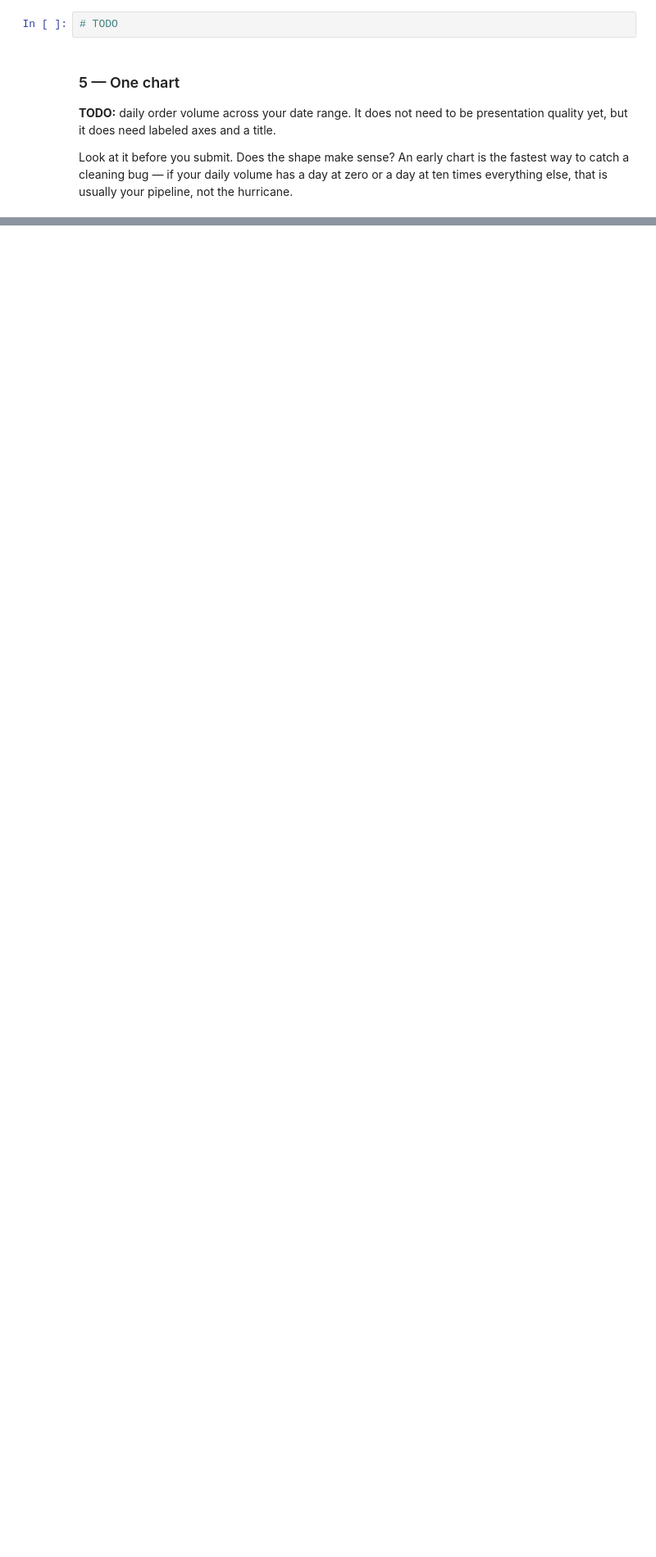
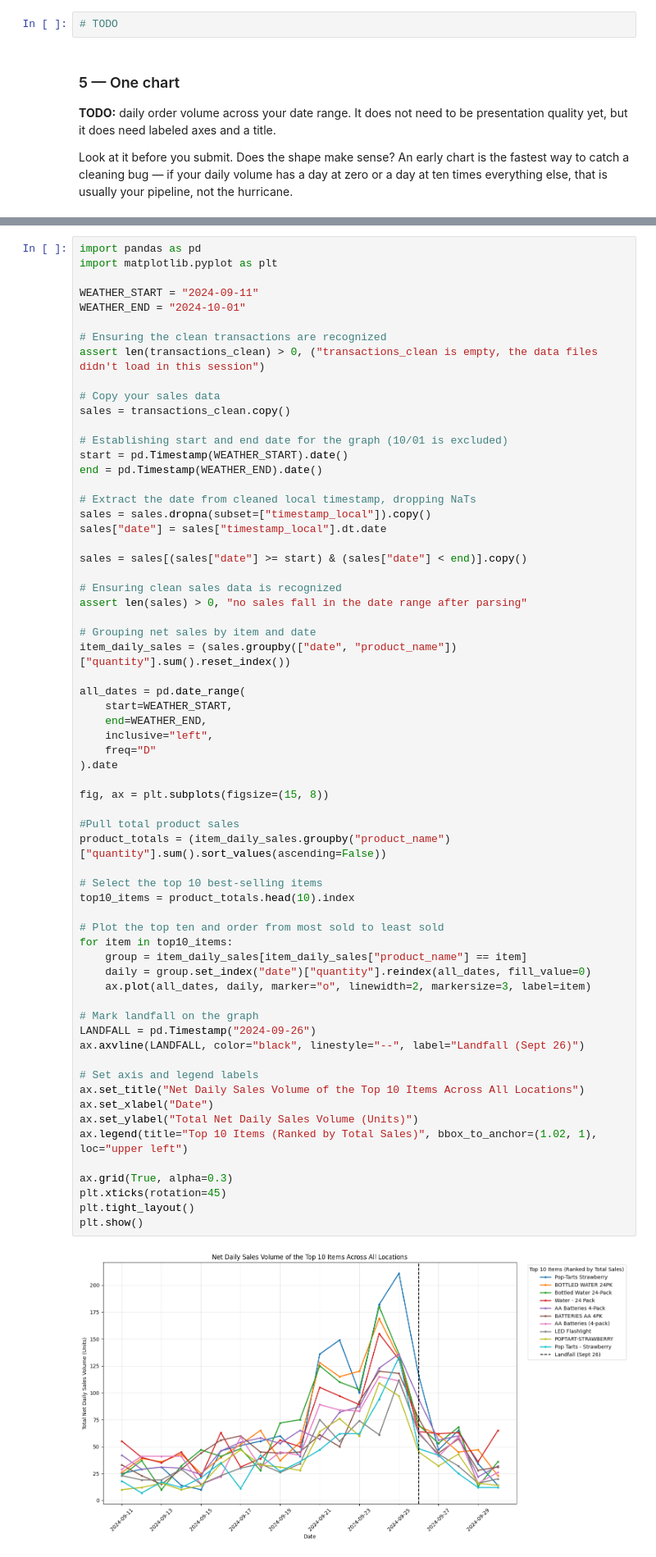
Before and after one commit to ayanrasulova/ds2002-midterm, a Jupyter notebook: checkpoints/2026_10_23_—_Midterm_Checkpoint_—_Lab.ipynb, the cells around one changed output, grey strips where cells are left out. Shown at 82% size. Cells and saved outputs as stored; diff of their text form; blank space fills up the shorter version.

Commit message:
updated checkpoint with graph

```diff
--- a/checkpoints/2026_10_23_—_Midterm_Checkpoint_—_Lab.ipynb
+++ b/checkpoints/2026_10_23_—_Midterm_Checkpoint_—_Lab.ipynb
@@ -266,3 +266,69 @@ Look at it before you submit. Does the shape make sense? An early chart is the f
+# %%
+import pandas as pd
+import matplotlib.pyplot as plt
+
+WEATHER_START = "2024-09-11"
+WEATHER_END = "2024-10-01"
+
+# Ensuring the clean transactions are recognized
+assert len(transactions_clean) > 0, ("transactions_clean is empty, the data files didn't load in this session")
+
+# Copy your sales data
+sales = transactions_clean.copy()
+
+# Establishing start and end date for the graph (10/01 is excluded)
+start = pd.Timestamp(WEATHER_START).date()
+end = pd.Timestamp(WEATHER_END).date()
+
+# Extract the date from cleaned local timestamp, dropping NaTs
+sales = sales.dropna(subset=["timestamp_local"]).copy()
+sales["date"] = sales["timestamp_local"].dt.date
+
+sales = sales[(sales["date"] >= start) & (sales["date"] < end)].copy()
+
+# Ensuring clean sales data is recognized
+assert len(sales) > 0, "no sales fall in the date range after parsing"
+
+# Grouping net sales by item and date
+item_daily_sales = (sales.groupby(["date", "product_name"])["quantity"].sum().reset_index())
+
+all_dates = pd.date_range(
+    start=WEATHER_START,
+    end=WEATHER_END,
+    inclusive="left",
+    freq="D"
+).date
+
+fig, ax = plt.subplots(figsize=(15, 8))
+
+#Pull total product sales
+product_totals = (item_daily_sales.groupby("product_name")["quantity"].sum().sort_values(ascending=False))
+
+# Select the top 10 best-selling items
+top10_items = product_totals.head(10).index
+
+# Plot the top ten and order from most sold to least sold
+for item in top10_items:
+    group = item_daily_sales[item_daily_sales["product_name"] == item]
+    daily = group.set_index("date")["quantity"].reindex(all_dates, fill_value=0)
+    ax.plot(all_dates, daily, marker="o", linewidth=2, markersize=3, label=item)
+
+# Mark landfall on the graph
+LANDFALL = pd.Timestamp("2024-09-26")
+ax.axvline(LANDFALL, color="black", linestyle="--", label="Landfall (Sept 26)")
+
+# Set axis and legend labels
+ax.set_title("Net Daily Sales Volume of the Top 10 Items Across All Locations")
+ax.set_xlabel("Date")
+ax.set_ylabel("Total Net Daily Sales Volume (Units)")
+ax.legend(title="Top 10 Items (Ranked by Total Sales)", bbox_to_anchor=(1.02, 1), loc="upper left")
+
+ax.grid(True, alpha=0.3)
+plt.xticks(rotation=45)
+plt.tight_layout()
+plt.show()
+# %% [output]
+[figure, added]
 # %% [markdown]
 ### 6 — Self-check
 
```
Also changed, not shown: parts of 2 cells of this notebook.
